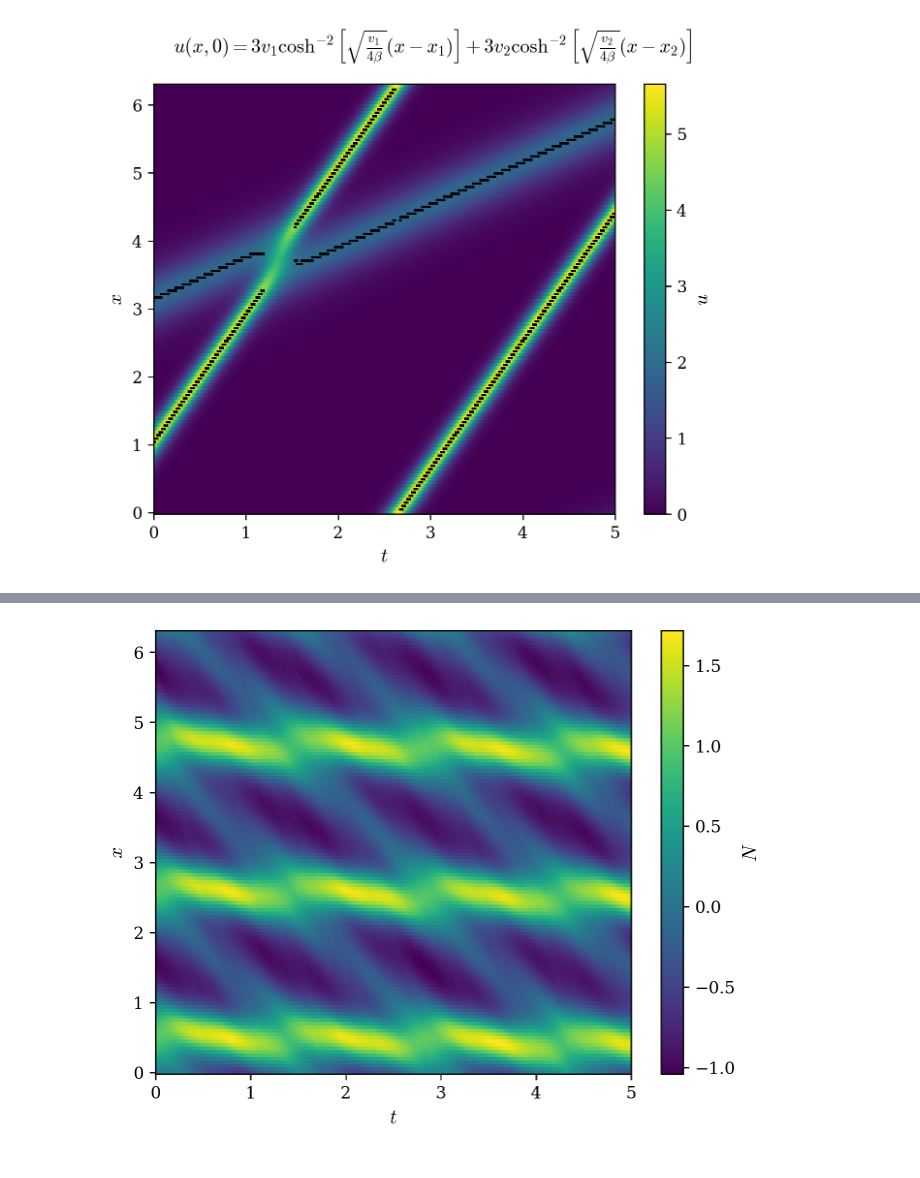
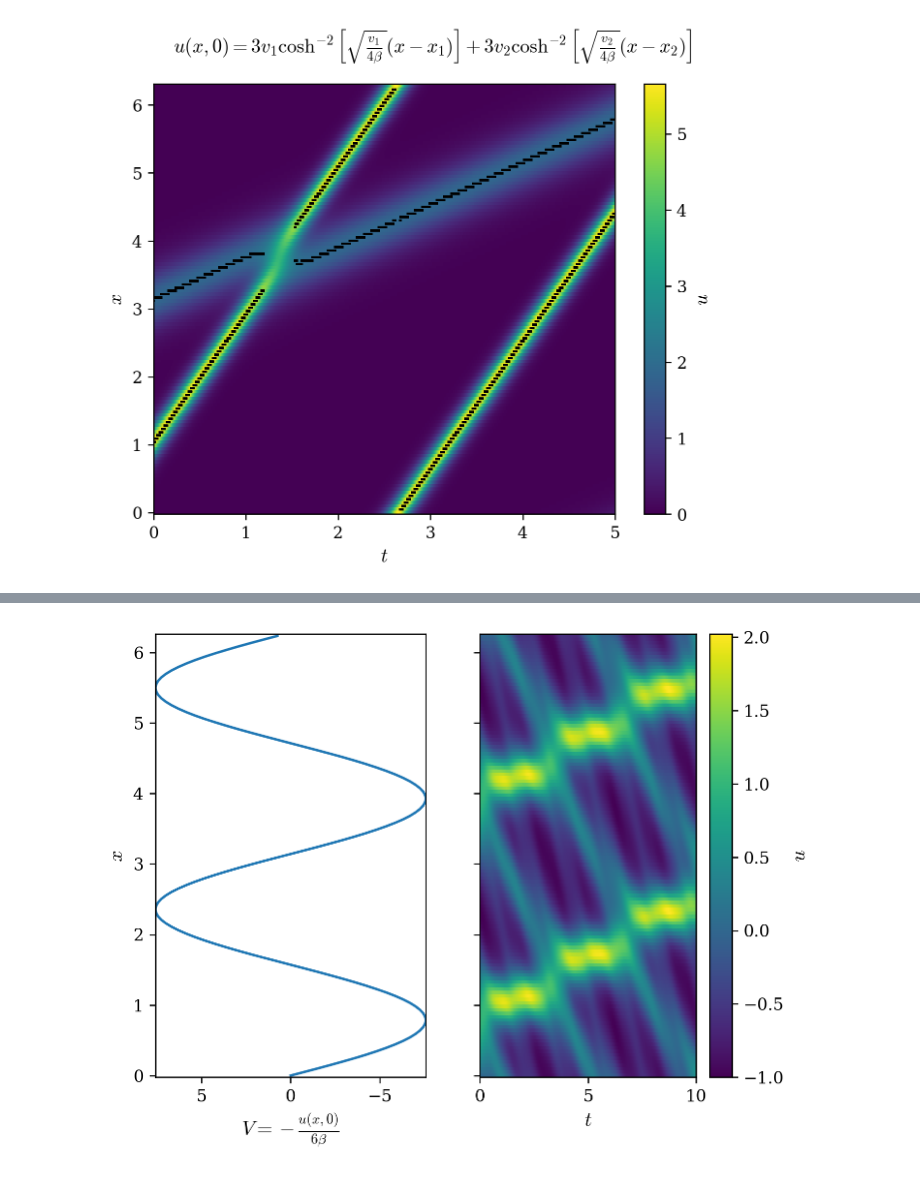
Before and after one commit to agustinbrusco/Sistemas_Complejos, a Jupyter notebook: guias/Guia4.ipynb, the cells around one changed output, grey strips where cells are left out. Cells and saved outputs as stored; diff of their text form; code cells hidden in the pictures.

```diff
--- a/guias/Guia4.ipynb
+++ b/guias/Guia4.ipynb
@@ -364,6 +403,24 @@ plt.close("all")
+# %%
+# Defino mis puntos en el espacio real y los modos para el espacio de Fourier
+nx = 128
+L = 2 * np.pi
+beta = 0.022
+# dt = (L/nx)**3 / beta  # Defino dt a partir de Courant–Friedrichs–Lewy:
+dt = 5e-5
+tf = 10.
+
+x_vals = np.linspace(0, L, nx, endpoint=False)  # Coordenada espacial en [0,2*pi]
+t_vals = np.arange(0, tf + dt/2, dt)  # Tiempo
+nt = t_vals.size
+# Números de onda ordenados como en la FFT
+k_vals = np.fft.rfftfreq(nx, d=(x_vals[1] - x_vals[0])) * 2 * np.pi
+
+# Grilla para plot
+x_grid, t_grid = np.meshgrid(x_vals, t_vals, indexing="xy")  # Grilla para graficar
 # %%
 u = np.empty([nx, nt])  # Array con la velocidad
-u[:, 0] = np.sin(3*x_vals)  # CI: senoidal pura
+# u[:, 0] = np.sin(2*x_vals) - np.cos(x_vals)
+u[:, 0] = np.sin(2*x_vals)  # CI: senoidal pura
 # u[:, 0] = np.cos(x_vals) + np.cos(8*x_vals) + np.sin(4*x_vals)  # CI: suma de armónicas
 # u[:, 0] = np.exp(- (x_vals - L/2)**2 / 0.5**2)  # CI: gaussiana
 # u[:, 0] = 0  # CI: constantemente cero
@@ -379,11 +430,0 @@ plt.show()
-# %%
-%matplotlib inline
-plt.figure()
-plt.pcolormesh(t_grid, x_grid, u.T, shading="auto", cmap="viridis")
-### GRAFICAR V = -u/6β
-plt.xlabel("$t$")
-plt.ylabel("$x$")
-plt.colorbar(label="$N$")
-plt.show()
-# %% [output]
-[figure, removed]
@@ -397,0 +431,16 @@ plt.close("all")
+# %%
+%matplotlib inline
+fig, axs = plt.subplots(1, 2, sharey=True)
+V = -u[:, 0]/(6*beta)
+axs[0].plot(V, x_vals, label="CI")
+axs[0].set_ylabel("$x$")
+axs[0].set_xlabel(r"$V = -\frac{u(x, 0)}{6\beta}$")
+axs[0].set_xlim(V.max(), V.min())
+
+scalarcolormap = axs[1].pcolormesh(t_grid, x_grid, u.T, shading="auto", cmap="viridis")
+axs[1].set_xlabel("$t$")
+# axs[1].set_ylabel("$x$")
+plt.colorbar(scalarcolormap, label="$u$", ax=axs[1])
+plt.show()
+# %% [output]
+[figure, added]
```
Also changed, not shown: parts of 28 cells of this notebook.
